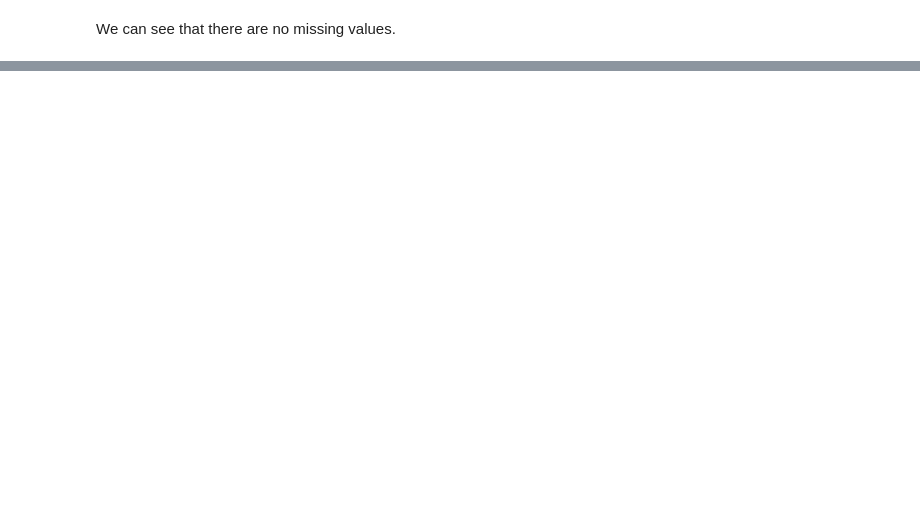
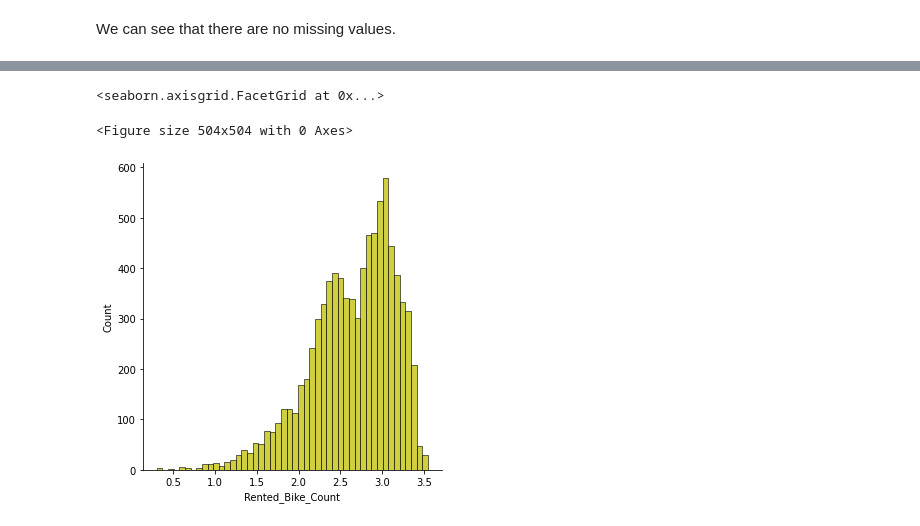
Before and after one commit to anasabbad/Bike-Sharing-Demand-Prediction--Capstone-Project, a Jupyter notebook: Bike_Sharing_Demand_Prediction_Capstone_Project.ipynb, the cells around one changed output, grey strips where cells are left out. Saved outputs shown, nothing was run; the diff lists cells and outputs as text; code cells hidden in the pictures; blank space fills up the shorter version.

```diff
--- a/Bike_Sharing_Demand_Prediction_Capstone_Project.ipynb
+++ b/Bike_Sharing_Demand_Prediction_Capstone_Project.ipynb
@@ -105,0 +139,18 @@ data.describe()
+# %%
+# Replace infinite updated data with nan
+data.replace([np.inf, -np.inf], np.nan, inplace=True)
+# Drop rows with NaN
+data.dropna(inplace=True)
+# %%
+def round_int(x):
+    if x in [float("-inf"),float("inf")]: return float("nan")
+    return int(round(x))
+data['Rented_Bike_Count'] = data['Rented_Bike_Count'].apply(round_int)
+# %%
+# Dependent variable 'Rented_Bike_Count'
+plt.figure(figsize=(7,7))
+sns.displot(np.log10(data['Rented_Bike_Count']),color="y")
+# %% [output]
+<seaborn.axisgrid.FacetGrid at 0x...>
+<Figure size 504x504 with 0 Axes>
+[figure, added]
```
Also changed, not shown: parts of 35 cells of this notebook.
